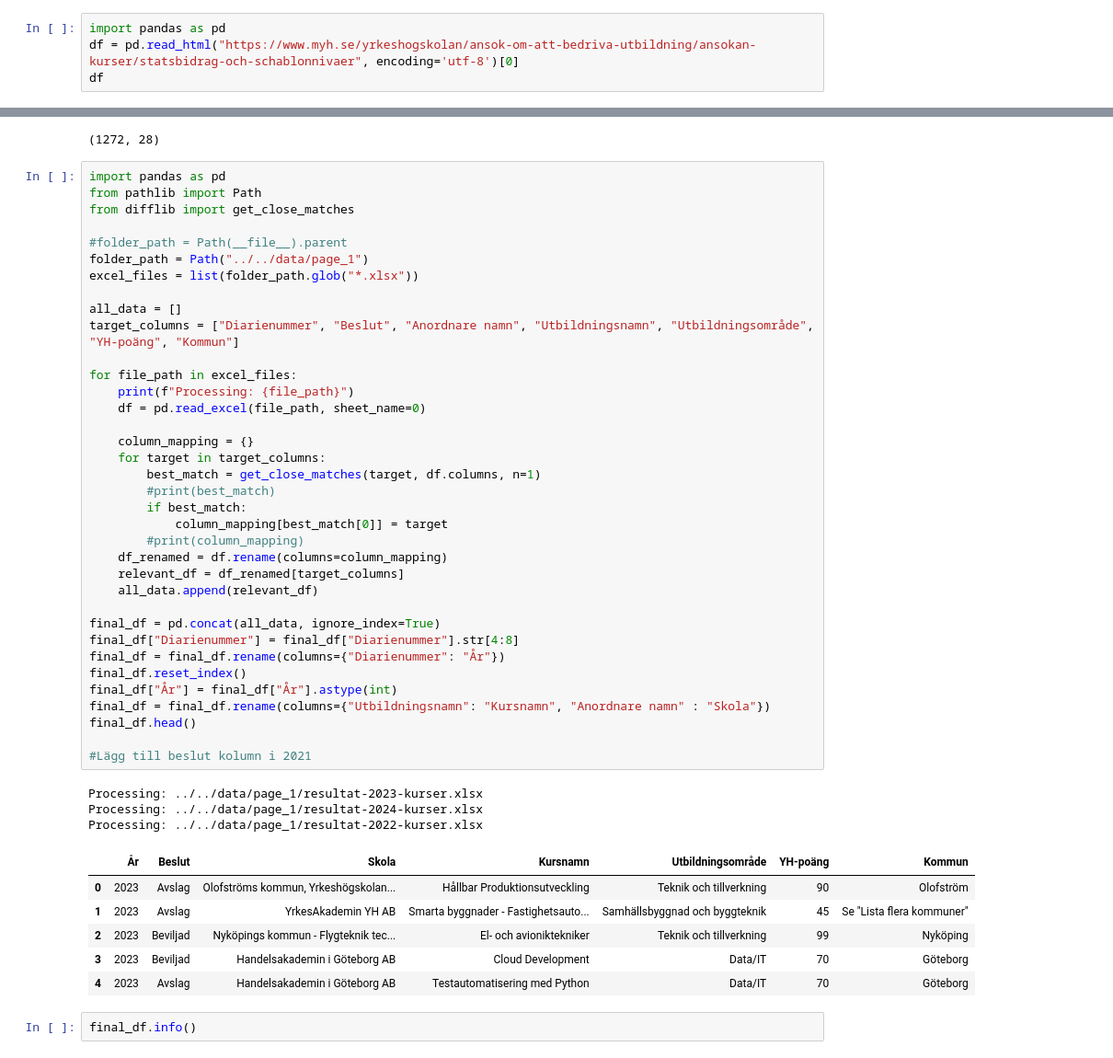
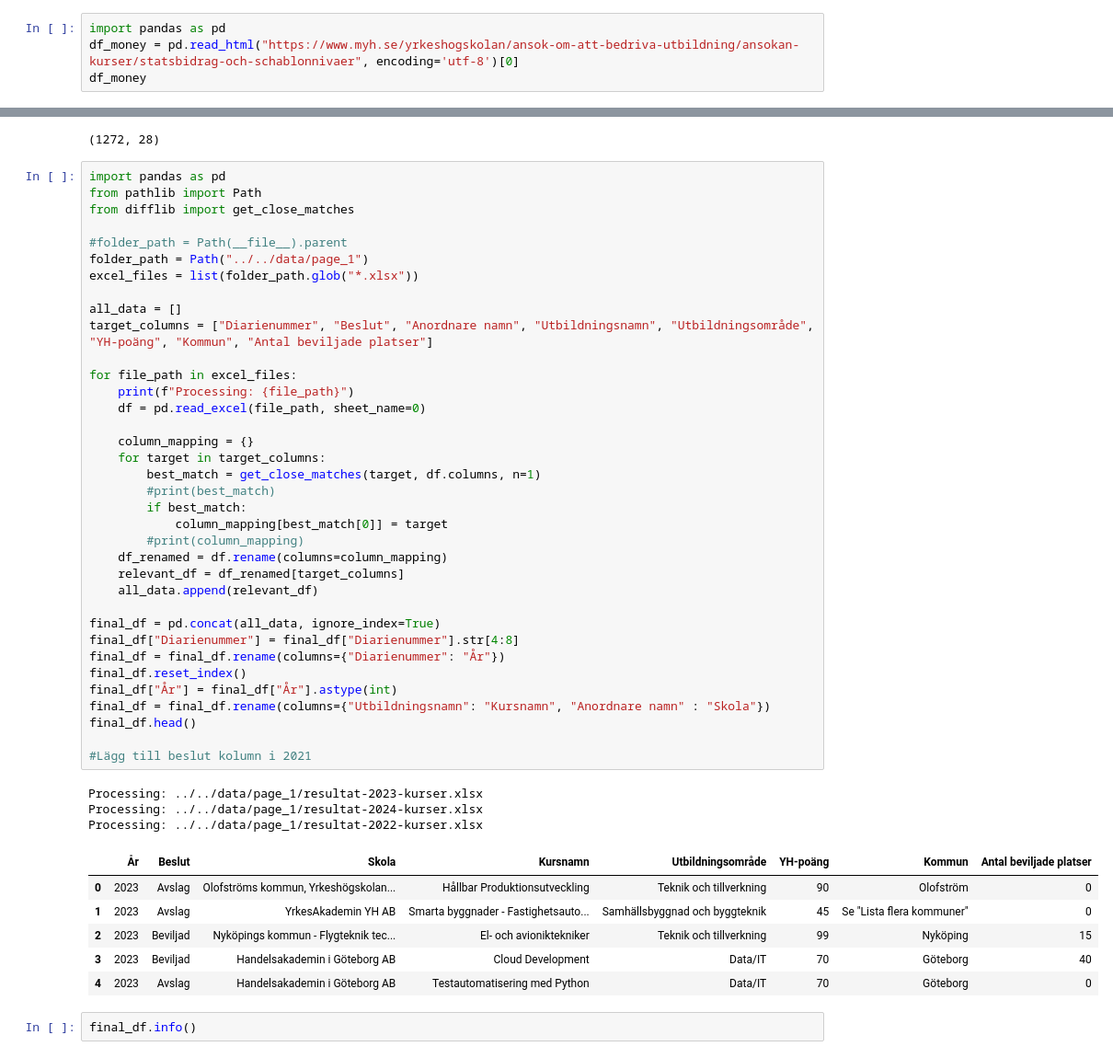
Before and after one commit to ZYusuff/datavisualization_project_group2, a Jupyter notebook: explorations/john/eda_john.ipynb, the cells around one changed output, grey strips where cells are left out. Shown at 92% size. Drawn from its saved outputs; the diff is of its cells as text.

```diff
--- a/explorations/john/eda_john.ipynb
+++ b/explorations/john/eda_john.ipynb
@@ -4,8 +4,8 @@
 ## scraping table
 # %%
 import pandas as pd
-df = pd.read_html("https://www.myh.se/yrkeshogskolan/ansok-om-att-bedriva-utbildning/ansokan-kurser/statsbidrag-och-schablonnivaer", encoding='utf-8')[0]
-df
+df_money = pd.read_html("https://www.myh.se/yrkeshogskolan/ansok-om-att-bedriva-utbildning/ansokan-kurser/statsbidrag-och-schablonnivaer", encoding='utf-8')[0]
+df_money
 # %% [output]
 |  | Utbildningsområde | Utan momskompensation | Med momskompensation |
 | 0 | Data/IT | 69 900 | 74 100 |
@@ -283,42 +298,42 @@ folder_path = Path("../../data/page_1")
 excel_files = list(folder_path.glob("*.xlsx"))
 
 all_data = []
-target_columns = ["Diarienummer", "Beslut", "Anordnare namn", "Utbildningsnamn", "Utbildningsområde", "YH-poäng", "Kommun"]
+target_columns = ["Diarienummer", "Beslut", "Anordnare namn", "Utbildningsnamn", "Utbildningsområde", "YH-poäng", "Kommun", "Antal beviljade platser"]
 
 for file_path in excel_files:
     print(f"Processing: {file_path}")
     df = pd.read_excel(file_path, sheet_name=0)
 
     column_mapping = {}
     for target in target_columns:
         best_match = get_close_matches(target, df.columns, n=1)
         #print(best_match)
         if best_match:
             column_mapping[best_match[0]] = target
         #print(column_mapping)
     df_renamed = df.rename(columns=column_mapping)
     relevant_df = df_renamed[target_columns]
     all_data.append(relevant_df)
 
 final_df = pd.concat(all_data, ignore_index=True)
 final_df["Diarienummer"] = final_df["Diarienummer"].str[4:8]
 final_df = final_df.rename(columns={"Diarienummer": "År"})
 final_df.reset_index()
 final_df["År"] = final_df["År"].astype(int)
 final_df = final_df.rename(columns={"Utbildningsnamn": "Kursnamn", "Anordnare namn" : "Skola"})
 final_df.head()
 
 #Lägg till beslut kolumn i 2021
 # %% [output]
 Processing: ../../data/page_1/resultat-2023-kurser.xlsx
 Processing: ../../data/page_1/resultat-2024-kurser.xlsx
 Processing: ../../data/page_1/resultat-2022-kurser.xlsx
-|  | År | Beslut | Skola | Kursnamn | Utbildningsområde | YH-poäng | Kommun |
-| 0 | 2023 | Avslag | Olofströms kommun, Yrkeshögskolan... | Hållbar Produktionsutveckling | Teknik och tillverkning | 90 | Olofström |
-| 1 | 2023 | Avslag | YrkesAkademin YH AB | Smarta byggnader - Fastighetsauto... | Samhällsbyggnad och byggteknik | 45 | Se "Lista flera kommuner" |
-| 2 | 2023 | Beviljad | Nyköpings kommun - Flygteknik tec... | El- och avioniktekniker | Teknik och tillverkning | 99 | Nyköping |
-| 3 | 2023 | Beviljad | Handelsakademin i Göteborg AB | Cloud Development | Data/IT | 70 | Göteborg |
-| 4 | 2023 | Avslag | Handelsakademin i Göteborg AB | Testautomatisering med Python | Data/IT | 70 | Göteborg |
+|  | År | Beslut | Skola | Kursnamn | Utbildningsområde | YH-poäng | Kommun | Antal beviljade platser |
+| 0 | 2023 | Avslag | Olofströms kommun, Yrkeshögskolan... | Hållbar Produktionsutveckling | Teknik och tillverkning | 90 | Olofström | 0 |
+| 1 | 2023 | Avslag | YrkesAkademin YH AB | Smarta byggnader - Fastighetsauto... | Samhällsbyggnad och byggteknik | 45 | Se "Lista flera kommuner" | 0 |
+| 2 | 2023 | Beviljad | Nyköpings kommun - Flygteknik tec... | El- och avioniktekniker | Teknik och tillverkning | 99 | Nyköping | 15 |
+| 3 | 2023 | Beviljad | Handelsakademin i Göteborg AB | Cloud Development | Data/IT | 70 | Göteborg | 40 |
+| 4 | 2023 | Avslag | Handelsakademin i Göteborg AB | Testautomatisering med Python | Data/IT | 70 | Göteborg | 0 |
 # %%
 final_df.info()
 # %% [output]
```
Also changed, not shown: parts of 5 cells of this notebook, 5 other files.
